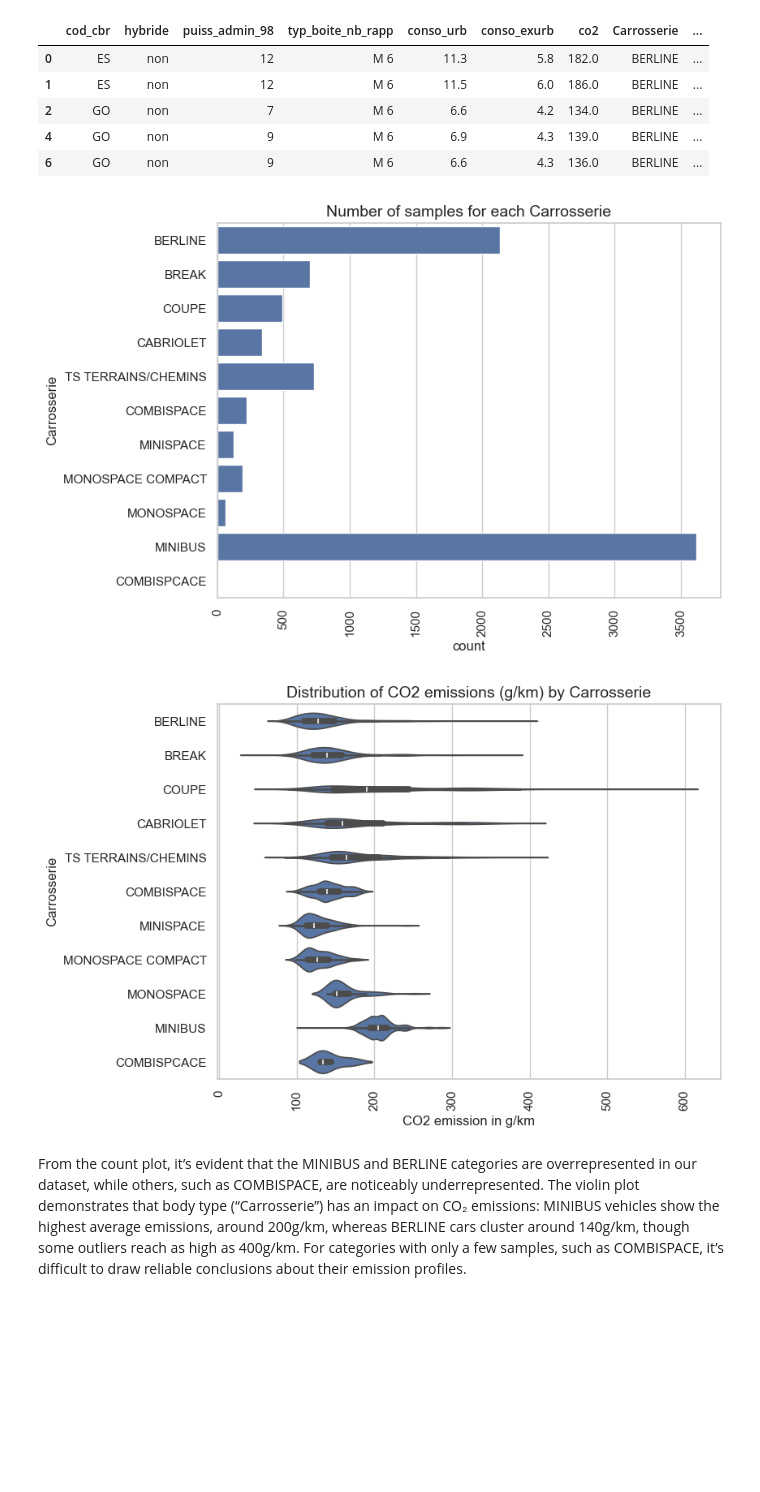
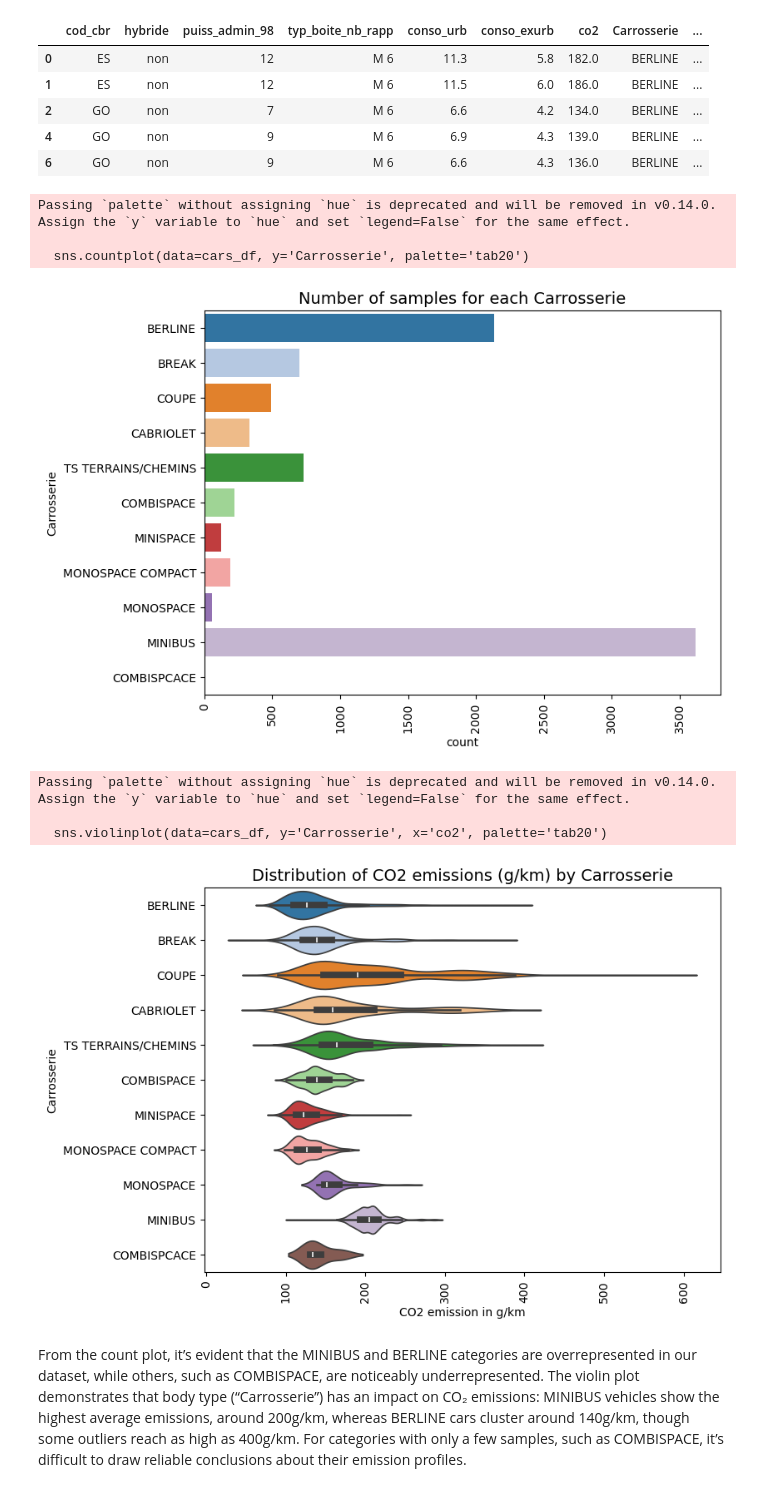
Before and after one commit to cynthia-francis/Prediction_CO2_Emissions_Cars, a Jupyter notebook: src/car_emissions_modeling.ipynb, the cells around one changed output. Cells and saved outputs as stored; diff of their text form; code cells hidden in the pictures; blank space fills up the shorter version.

```diff
--- a/src/car_emissions_modeling.ipynb
+++ b/src/car_emissions_modeling.ipynb
@@ -69,8 +69,8 @@ import pandas as pd
 # ----------------------------------------
 # - sep=';' because the CSV uses semicolon delimiters (common in French-format CSVs)
 # - encoding='latin1' handles French special characters (accents, etc.)
-cars_df = pd.read_csv('data/mars-2014-complete.csv', sep=';', encoding='latin1')
-dictionary_df = pd.read_excel('data/carlab-annuaire-variable.xlsx')
+cars_df = pd.read_csv('../data/mars-2014-complete.csv', sep=';', encoding='latin1')
+dictionary_df = pd.read_excel('../data/carlab-annuaire-variable.xlsx')
 
 # ----------------------------------------
 # 👀 Preview the datasets
@@ -515,21 +542,27 @@ cars_df.head()
 # %%
 # Plot the sample count for each vehicle body type ("Carrosserie")
 plt.figure(figsize=(8,6))
-sns.countplot(data=cars_df, y='Carrosserie')
+sns.countplot(data=cars_df, y='Carrosserie', palette='tab20')
 plt.xticks(rotation=90)
 plt.title('Number of samples for each Carrosserie', size=14)
 plt.show()
 
 # Plot the distribution of CO2 emissions for each body type
 plt.figure(figsize=(8,6))
-sns.violinplot(data=cars_df, y='Carrosserie', x='co2')
+sns.violinplot(data=cars_df, y='Carrosserie', x='co2', palette='tab20')
 plt.title('Distribution of CO2 emissions (g/km) by Carrosserie', size=14)
 plt.xlabel('CO2 emission in g/km')
 plt.xticks(rotation=90)
 plt.show()
 # %% [output]
+Passing `palette` without assigning `hue` is deprecated and will be removed in v0.14.0. Assign the `y` variable to `hue` and set `legend=False` for the same effect.
+
+  sns.countplot(data=cars_df, y='Carrosserie', palette='tab20')
-[figure, old version]
+[figure, new version]
+Passing `palette` without assigning `hue` is deprecated and will be removed in v0.14.0. Assign the `y` variable to `hue` and set `legend=False` for the same effect.
+
+  sns.violinplot(data=cars_df, y='Carrosserie', x='co2', palette='tab20')
-[figure, old version]
+[figure, new version]
 # %% [markdown]
 From the count plot, it’s evident that the MINIBUS and BERLINE categories are overrepresented in our dataset, while others, such as COMBISPACE, are noticeably underrepresented. The violin plot demonstrates that body type (“Carrosserie”) has an impact on CO₂ emissions: MINIBUS vehicles show the highest average emissions, around 200g/km, whereas BERLINE cars cluster around 140g/km, though some outliers reach as high as 400g/km. For categories with only a few samples, such as COMBISPACE, it’s difficult to draw reliable conclusions about their emission profiles.
 # %%
```
Also changed, not shown: parts of 17 cells of this notebook, 6 other files.
